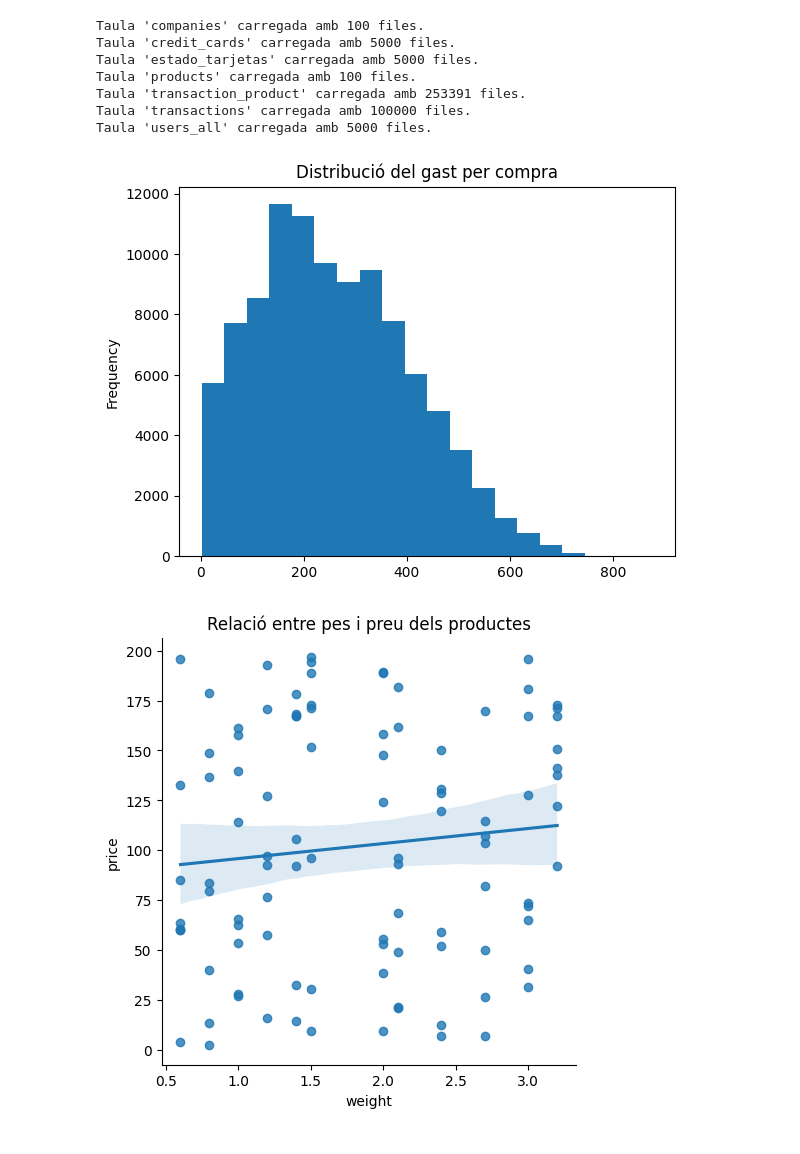
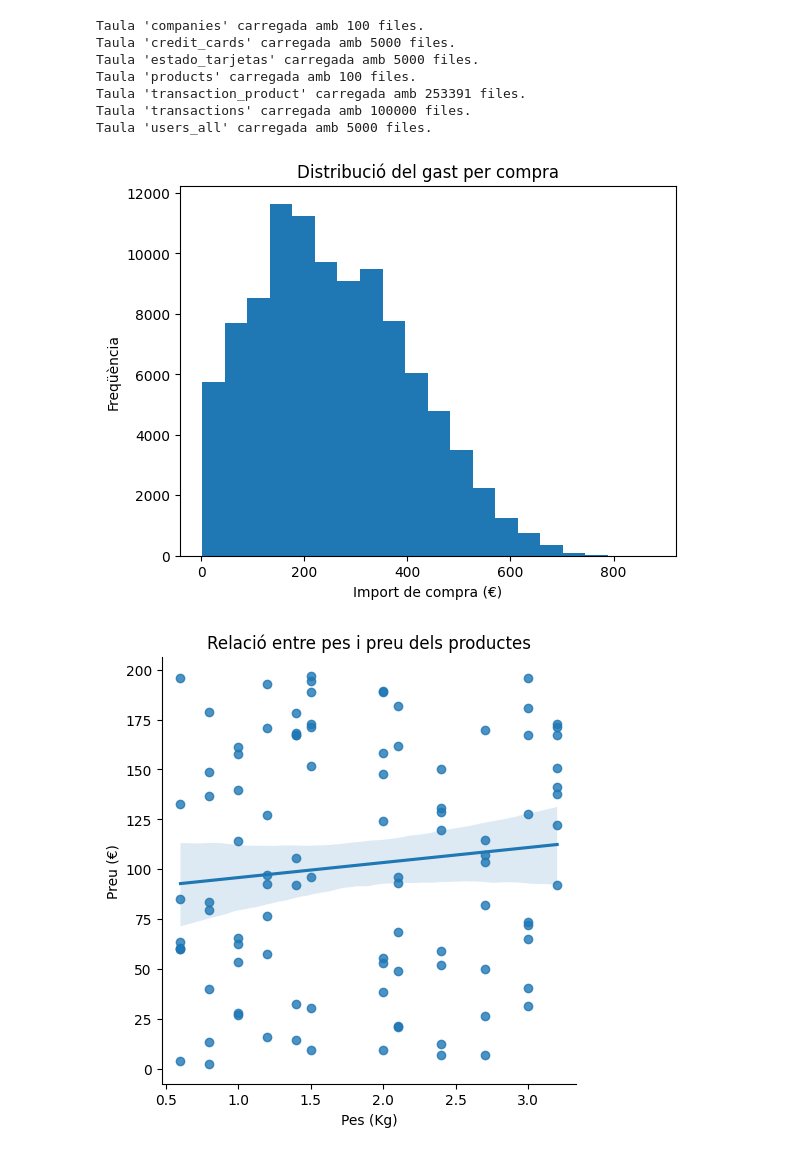
Before and after one commit to JoanRoNo/Python, a Jupyter notebook: SPRINT 11.ipynb, the cells around one changed output. Cells and saved outputs as stored; diff of their text form; code cells hidden in the pictures.

```diff
--- a/SPRINT 11.ipynb
+++ b/SPRINT 11.ipynb
@@ -41,7 +41,9 @@ import seaborn as sns
 df_transactions = dades["transactions"]
 df_transactions["amount"].plot.hist(bins = 20)
 plt.title("Distribució del gast per compra")
-
+plt.xlabel("Import de compra (€)")
+plt.ylabel("Freqüència")
+plt.show()
 
 # Dues variables numèriques.
 df_products = dades["products"].copy()
@@ -53,52 +55,77 @@ df_products["price"] = pd.to_numeric(df_products["price"])
     # fem el gràfic
 sns.lmplot(data= df_products, x= "weight", y= "price")
 plt.title("Relació entre pes i preu dels productes")
+plt.xlabel("Pes (Kg)")
+plt.ylabel("Preu (€)")
 plt.show()
 
 # Una variable categòrica
 df_users_all = dades["users_all"]
 df_users_all["country"].value_counts().plot.bar()
-plt.ylabel("quantitat d'usuaris")
+plt.title("Quantitat de clients per país")
+plt.xlabel ("País")
+plt.ylabel("Quantitat d'usuaris")
 plt.show()
 
 # Una variable numèrica i una categòrica
 merged = df_transactions.merge(df_users_all, left_on="user_id", right_on="id")
-sns.barplot(data=merged, x="country", y="amount", estimator="mean")
+sns.boxplot(data=merged, x="country", y="amount")
 plt.xticks(rotation=45)
-plt.title("Mitjana de compres per país")
-plt.ylim(200, None)
+plt.title("Distribució del valor de les compres per país")
+plt.ylabel("Despesa (€)")
+plt.xlabel("País")
 plt.show()
 
 # Dues variables categòriques.
 
 top_cities = df_users_all["city"].value_counts().head(5).index
 df_users_all["city"] = df_users_all["city"].where(df_users_all["city"].isin(top_cities))
 
 ct = pd.crosstab(df_users_all["country"], df_users_all["city"])
 plt.figure(figsize=(8,6))
 sns.heatmap(ct, cmap="Blues", annot=True, fmt="d")
 plt.title("Usuaris per país i Top 5 ciutats")
+plt.xlabel("Ciutat")
+plt.ylabel("País")
 plt.show()
 
 
 # Tres variables combinades.
 top_products = merged["product_ids"].value_counts().head(5).index
 df_top = merged[merged["product_ids"].isin(top_products)]
+names = df
+
 
 sns.barplot(data=df_top, x="country", y= "amount", hue="product_ids", estimator= "mean")
 plt.title("Import mitjà per top 5 productes més venuts per país")
 plt.ylabel("Import mitjà €")
 plt.xlabel("País")
 plt.xticks(rotation=90)
 plt.show()
 
+
+
 # Crea un Pairplot.
 
+# Assignem categories de pes als productes
 df_products["weight_cat"] = pd.cut(df_products["weight"], bins=3, labels=["lleuger","mitjà","pesant"])
 
-sns.pairplot(df_products, vars=["price","weight"], hue="weight_cat")
-plt.suptitle("Distribució de preu per pes de producte")
+# Comptem quantes vegades apareix cada producte
+sales_count = df_trans_prod.groupby("product_id")["transaction_id"].count().reset_index()
+
+# Canviem el nom de la columna per claredat
+sales_count.rename(columns={"transaction_id": "num_vendes"}, inplace=True)
+
+# Ara unim amb df_products per afegir aquesta informació
+df_products_sales = df_products.merge(sales_count, left_on="id", right_on="product_id", how="left")
+
+# Afegim el pairplot, amb les variables, preu, pes i el producte i nombre de vegades venut
+sns.pairplot(
+    df_products_sales,
+    vars=["price", "weight", "num_vendes"],
+    hue="weight_cat")
+plt.suptitle("Distribució de preu, pes i vendes per producte", y=1.02)
 plt.show()
 # %% [output]
-[figure, old version]
+[figure, new version]
-[figure, old version]
+[figure, new version]
```
Also changed, not shown: parts of 5 cells of this notebook.
